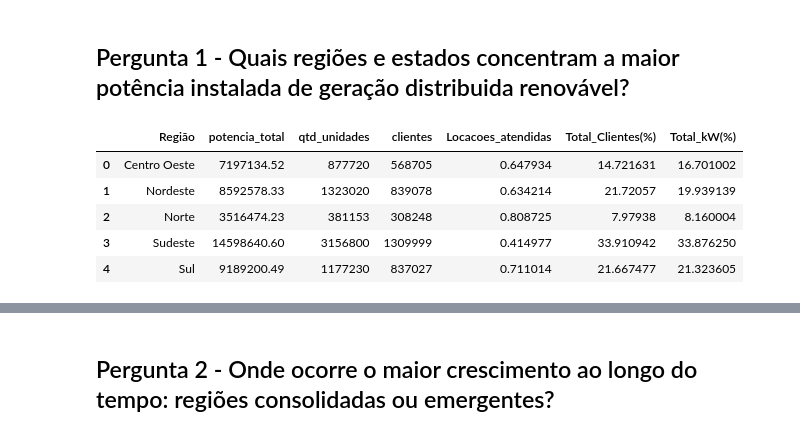
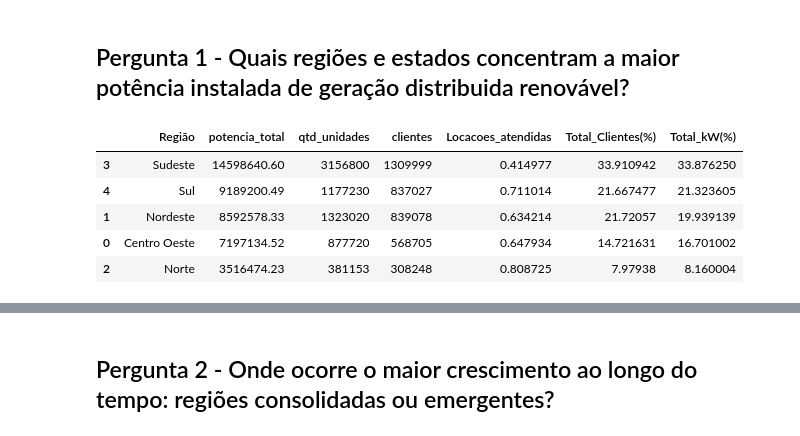
Before and after one commit to lannacassio/Fontes-Renovaveis-Aneel, a Jupyter notebook: Arquivo_Python/analise_aneel.ipynb, the cells around one changed output, grey strips where cells are left out. Saved outputs shown, nothing was run; the diff lists cells and outputs as text; code cells hidden in the pictures.

```diff
--- a/Arquivo_Python/analise_aneel.ipynb
+++ b/Arquivo_Python/analise_aneel.ipynb
@@ -1214,11 +1290,13 @@ plt.show()
 ## Pergunta 1 - Quais regiões e estados concentram a maior potência instalada de geração distribuida renovável?
 # %%
 # Seleciona todas as linhas e todas as colunas, exceto 'qtd_unidades'
-display(maturidade_regiao.loc[:, maturidade_regiao.columns != 'qtd_modalidades'])
+reg_pot = maturidade_regiao.loc[:, maturidade_regiao.columns != 'qtd_modalidades']
+reg_pot = reg_pot.sort_values('potencia_total', ascending=False)
+reg_pot
 # %% [output]
 |  | Região | potencia_total | qtd_unidades | clientes | Locacoes_atendidas | Total_Clientes(%) | Total_kW(%) |
-| 0 | Centro Oeste | 7197134.52 | 877720 | 568705 | 0.647934 | 14.721631 | 16.701002 |
-| 1 | Nordeste | 8592578.33 | 1323020 | 839078 | 0.634214 | 21.72057 | 19.939139 |
-| 2 | Norte | 3516474.23 | 381153 | 308248 | 0.808725 | 7.97938 | 8.160004 |
 | 3 | Sudeste | 14598640.60 | 3156800 | 1309999 | 0.414977 | 33.910942 | 33.876250 |
 | 4 | Sul | 9189200.49 | 1177230 | 837027 | 0.711014 | 21.667477 | 21.323605 |
+| 1 | Nordeste | 8592578.33 | 1323020 | 839078 | 0.634214 | 21.72057 | 19.939139 |
+| 0 | Centro Oeste | 7197134.52 | 877720 | 568705 | 0.647934 | 14.721631 | 16.701002 |
+| 2 | Norte | 3516474.23 | 381153 | 308248 | 0.808725 | 7.97938 | 8.160004 |
```
Also changed, not shown: parts of 21 cells of this notebook.
